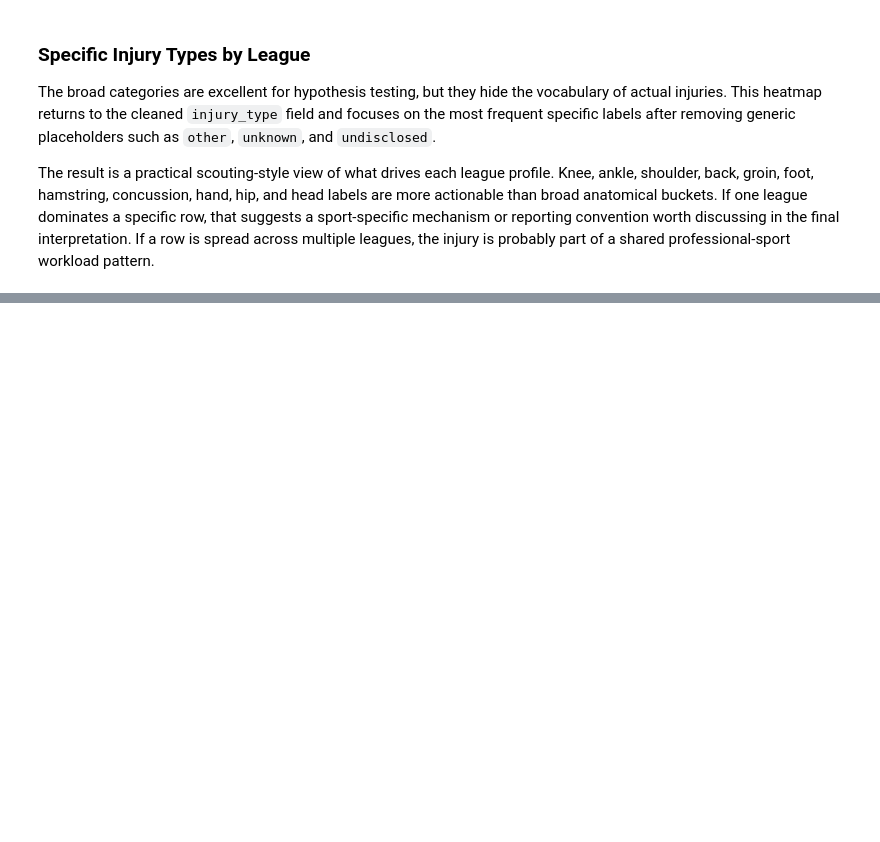
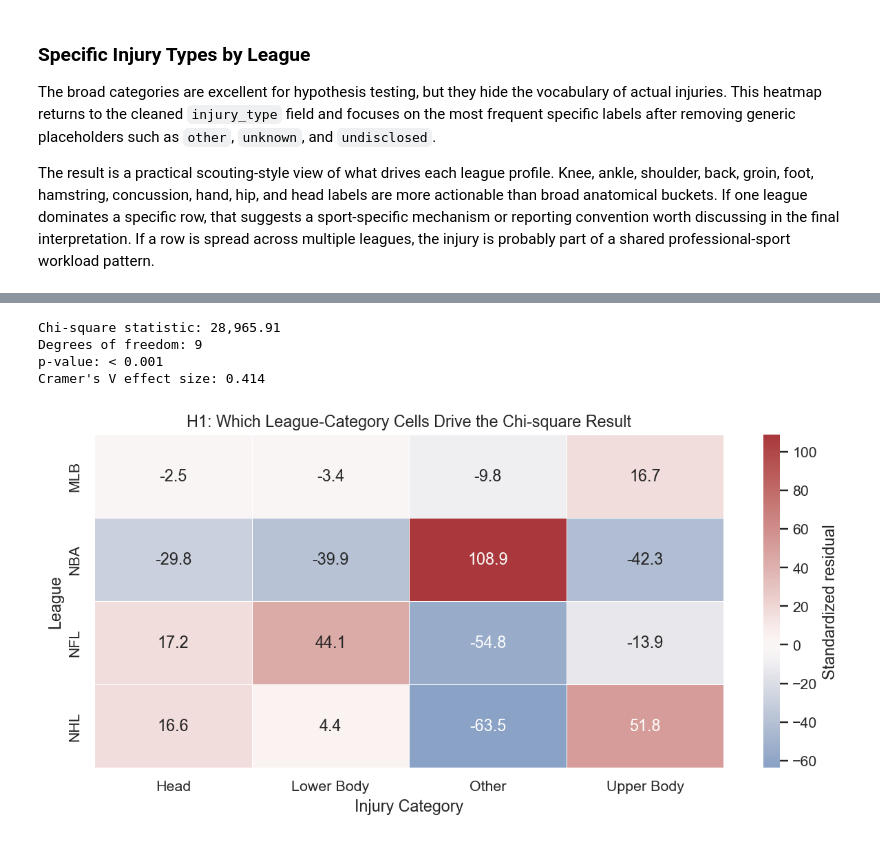
Before and after one commit to PlamenPlamenovStanchev/Data-Science-Final-s-Project, a Jupyter notebook: notebooks/02_analysis.ipynb, the cells around one changed output, grey strips where cells are left out. Cells and saved outputs as stored; diff of their text form; code cells hidden in the pictures; blank space fills up the shorter version.

```diff
--- a/notebooks/02_analysis.ipynb
+++ b/notebooks/02_analysis.ipynb
@@ -519,0 +433,5 @@ p-value: 6.931563258773475e-42
+# %%
+h1_table = pd.crosstab(true_injury_df["league"], true_injury_df["injury_category"])
+
+print("Observed league x injury-category table:")
+display(h1_table)
@@ -519,0 +446,34 @@ p-value: 6.931563258773475e-42
+# %%
+h1_chi2, h1_p, h1_dof, h1_expected = chi2_contingency(h1_table)
+h1_cramers_v = cramers_v_from_table(h1_table, h1_chi2)
+
+print(f"Chi-square statistic: {h1_chi2:,.2f}")
+print(f"Degrees of freedom: {h1_dof}")
+print(f"p-value: {format_p(h1_p)}")
+print(f"Cramer's V effect size: {h1_cramers_v:.3f}")
+# %% [output]
+Chi-square statistic: 28,965.91
+Degrees of freedom: 9
+p-value: < 0.001
+Cramer's V effect size: 0.414
+# %%
+h1_expected_df = pd.DataFrame(h1_expected, index=h1_table.index, columns=h1_table.columns)
+h1_standardized_residuals = (h1_table - h1_expected_df) / np.sqrt(h1_expected_df)
+
+plt.figure(figsize=(9, 4.5))
+sns.heatmap(
+    h1_standardized_residuals,
+    annot=True,
+    fmt=".1f",
+    cmap="vlag",
+    center=0,
+    linewidths=0.5,
+    cbar_kws={"label": "Standardized residual"}
+)
+plt.title("H1: Which League-Category Cells Drive the Chi-square Result")
+plt.xlabel("Injury Category")
+plt.ylabel("League")
+plt.tight_layout()
+plt.show()
+# %% [output]
+[figure, added]
```
Also changed, not shown: parts of 47 cells of this notebook, 1 other file.
